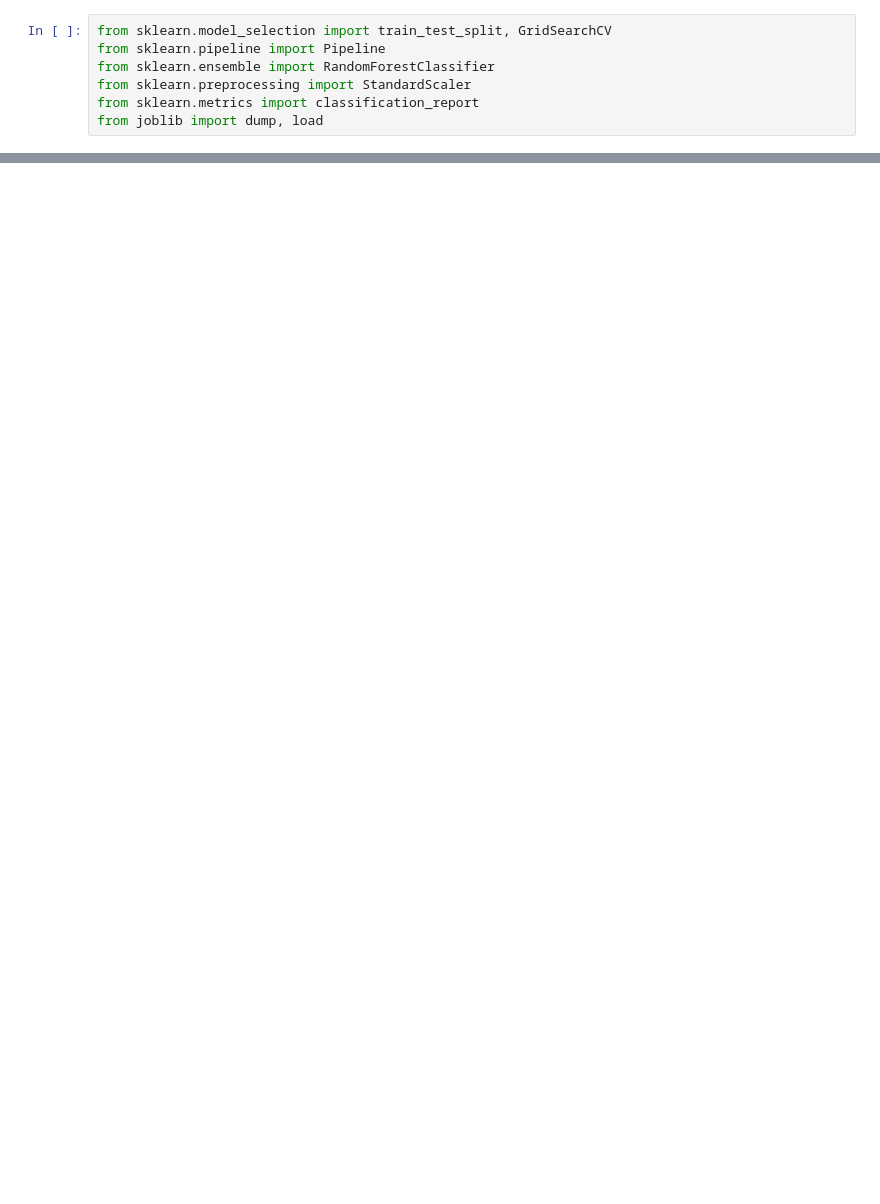
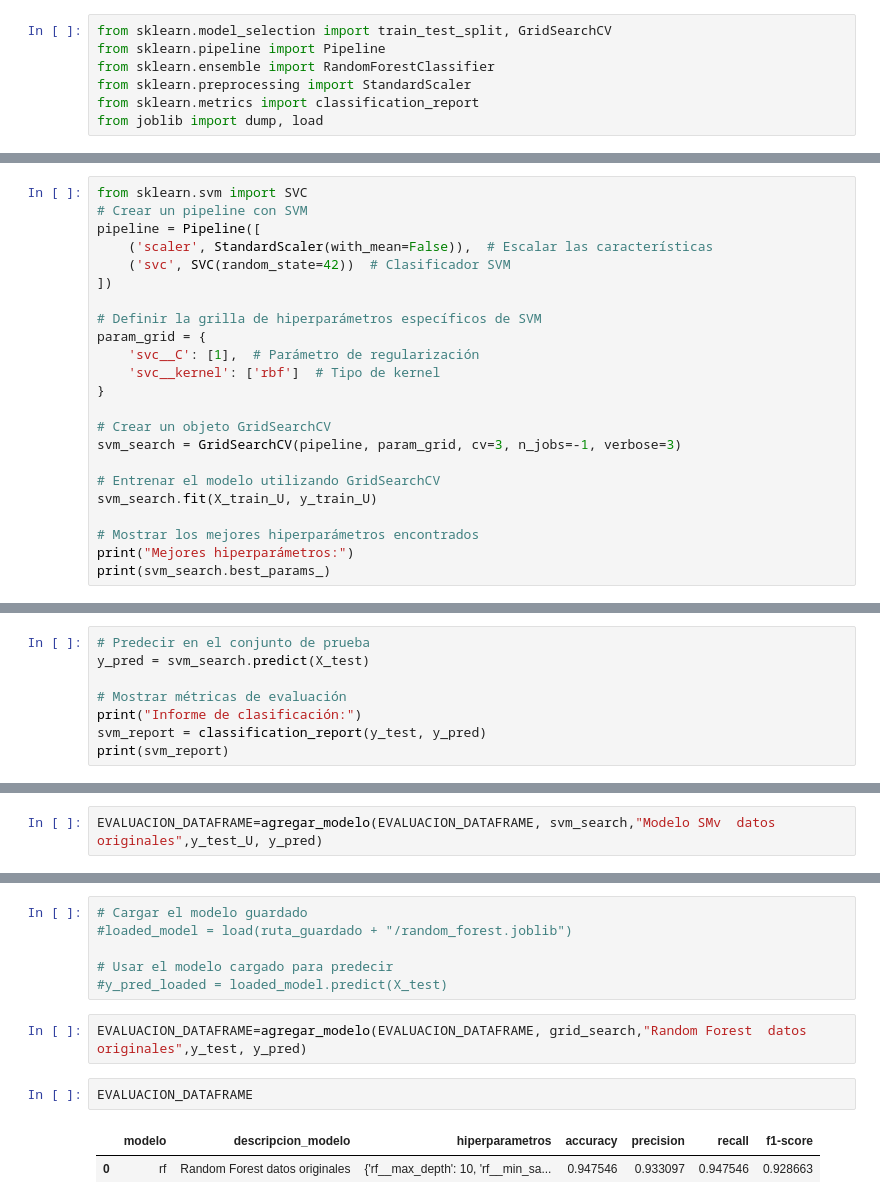
Before and after one commit to crabaqueropi/enfermedades_cardiacas_grupo_1, a Jupyter notebook: scripts/training/Training_models.ipynb, the cells around one changed output, grey strips where cells are left out. Drawn from its saved outputs; the diff is of its cells as text; blank space fills up the shorter version.

Commit message:
adding training file modified

```diff
--- a/scripts/training/Training_models.ipynb
+++ b/scripts/training/Training_models.ipynb
@@ -156,0 +217,23 @@ weighted avg       0.94      0.95      0.94     49205
+# %%
+from sklearn.svm import SVC
+# Crear un pipeline con SVM
+pipeline = Pipeline([
+    ('scaler', StandardScaler(with_mean=False)),  # Escalar las características
+    ('svc', SVC(random_state=42))  # Clasificador SVM
+])
+
+# Definir la grilla de hiperparámetros específicos de SVM
+param_grid = {
+    'svc__C': [1],  # Parámetro de regularización
+    'svc__kernel': ['rbf']  # Tipo de kernel
+}
+
+# Crear un objeto GridSearchCV
+svm_search = GridSearchCV(pipeline, param_grid, cv=3, n_jobs=-1, verbose=3)
+
+# Entrenar el modelo utilizando GridSearchCV
+svm_search.fit(X_train_U, y_train_U)
+
+# Mostrar los mejores hiperparámetros encontrados
+print("Mejores hiperparámetros:")
+print(svm_search.best_params_)
@@ -156,0 +253,8 @@ weighted avg       0.94      0.95      0.94     49205
+# %%
+# Predecir en el conjunto de prueba
+y_pred = svm_search.predict(X_test)
+
+# Mostrar métricas de evaluación
+print("Informe de clasificación:")
+svm_report = classification_report(y_test, y_pred)
+print(svm_report)
@@ -156,0 +271,2 @@ weighted avg       0.94      0.95      0.94     49205
+# %%
+EVALUACION_DATAFRAME=agregar_modelo(EVALUACION_DATAFRAME, svm_search,"Modelo SMv  datos originales",y_test_U, y_pred)
@@ -191,0 +351,13 @@ KeyboardInterrupt:
+# %%
+# Cargar el modelo guardado
+#loaded_model = load(ruta_guardado + "/random_forest.joblib")
+
+# Usar el modelo cargado para predecir
+#y_pred_loaded = loaded_model.predict(X_test)
+# %%
+EVALUACION_DATAFRAME=agregar_modelo(EVALUACION_DATAFRAME, grid_search,"Random Forest  datos originales",y_test, y_pred)
+# %%
+EVALUACION_DATAFRAME
+# %% [output]
+|  | modelo | descripcion_modelo | hiperparametros | accuracy | precision | recall | f1-score |
+| 0 | rf | Random Forest datos originales | {'rf__max_depth': 10, 'rf__min_sa... | 0.947546 | 0.933097 | 0.947546 | 0.928663 |
```
Also changed, not shown: parts of 130 cells of this notebook.
